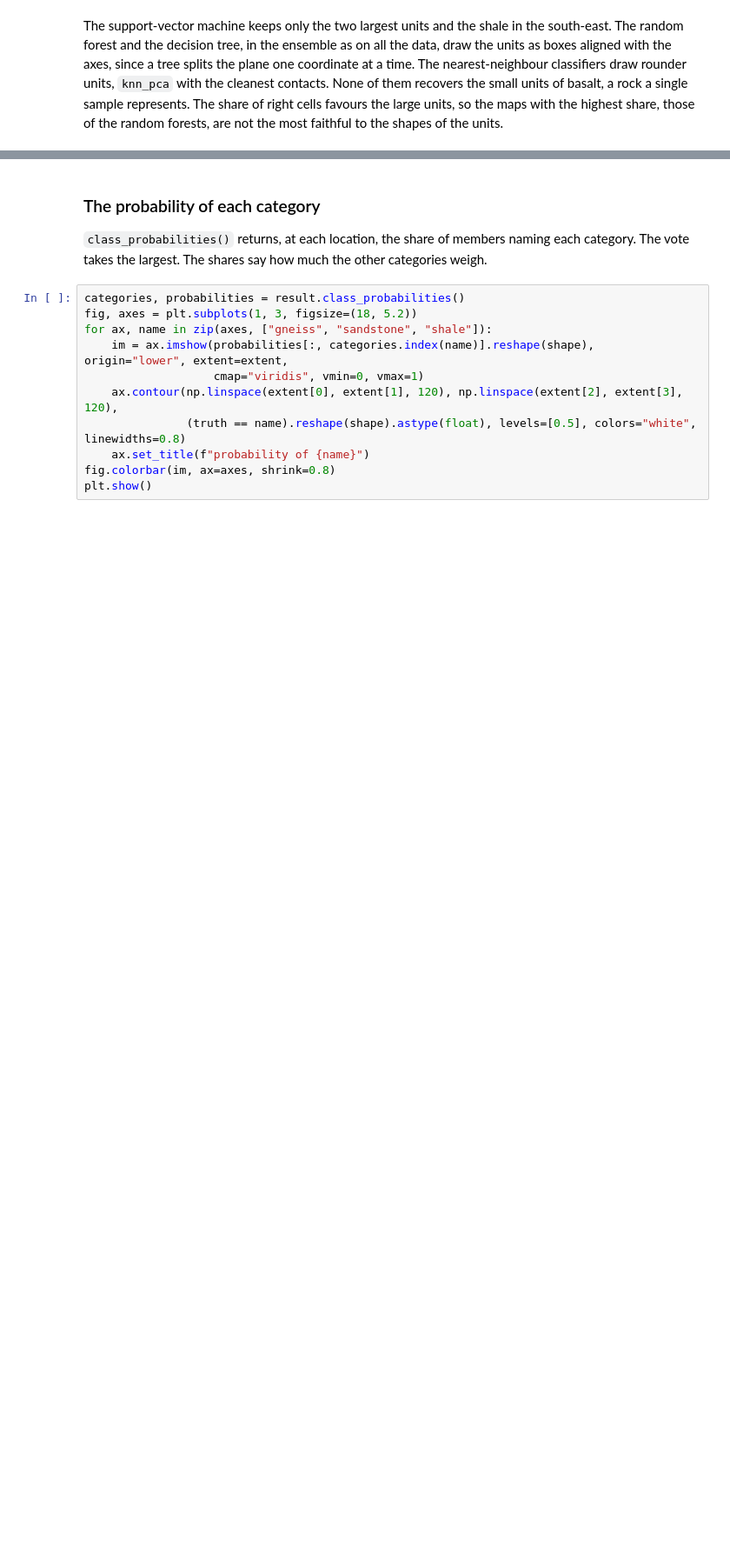
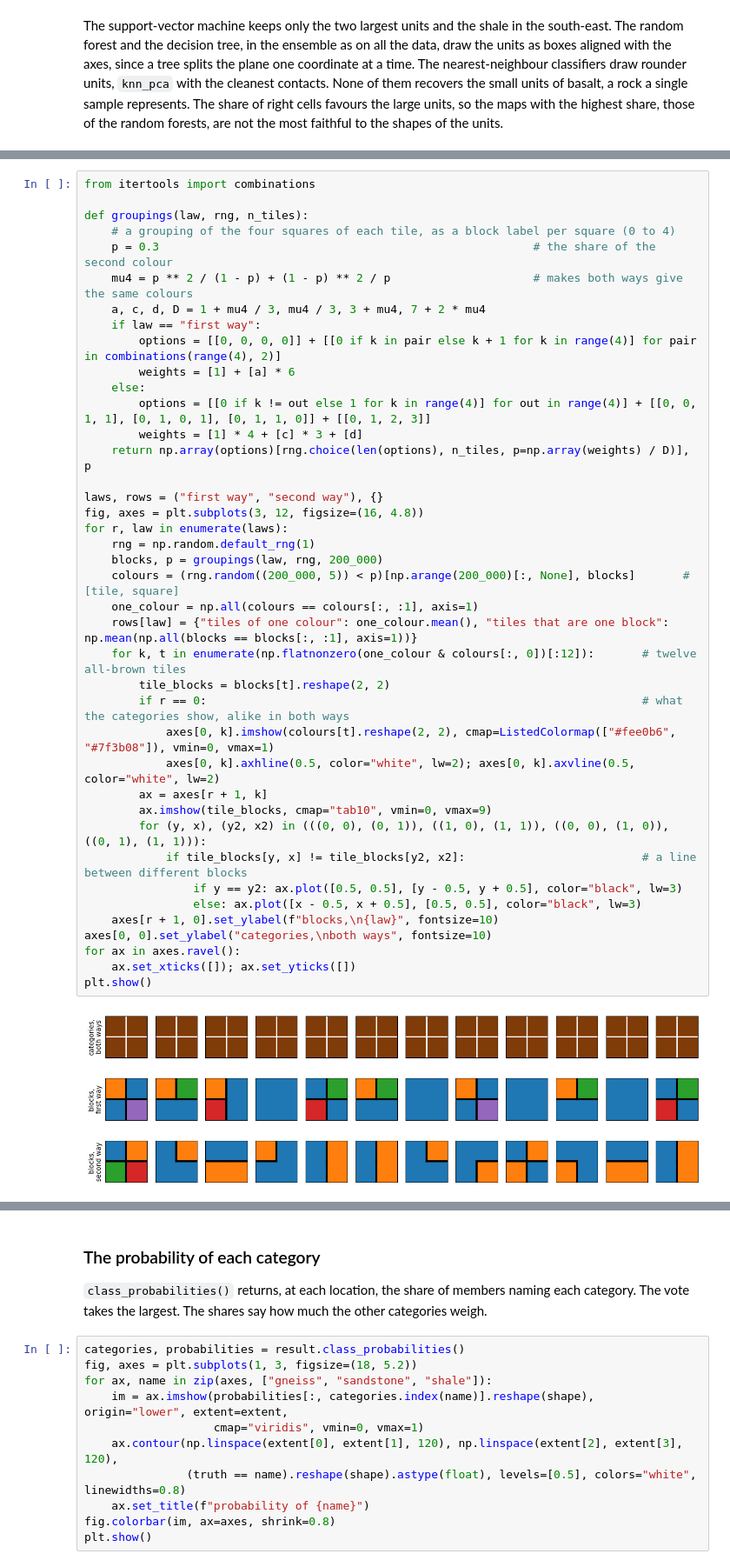
Before and after one commit to alges/spatialize-examples, a Jupyter notebook: examples/08_categorical/20_categories.ipynb, the cells around one changed output, grey strips where cells are left out. Shown at 87% size. Cells and saved outputs as stored; diff of their text form; blank space fills up the shorter version.

Commit message:
Notebook 20: identifiability shown with tiles and exact probabilities; the theory Spatialize rests on, linked, across the notebooks

```diff
--- a/examples/08_categorical/20_categories.ipynb
+++ b/examples/08_categorical/20_categories.ipynb
@@ -283,0 +203,42 @@ disagreement among the members measures that freedom location by location.
+# %%
+from itertools import combinations
+
+def groupings(law, rng, n_tiles):
+    # a grouping of the four squares of each tile, as a block label per square (0 to 4)
+    p = 0.3                                                       # the share of the second colour
+    mu4 = p ** 2 / (1 - p) + (1 - p) ** 2 / p                     # makes both ways give the same colours
+    a, c, d, D = 1 + mu4 / 3, mu4 / 3, 3 + mu4, 7 + 2 * mu4
+    if law == "first way":
+        options = [[0, 0, 0, 0]] + [[0 if k in pair else k + 1 for k in range(4)] for pair in combinations(range(4), 2)]
+        weights = [1] + [a] * 6
+    else:
+        options = [[0 if k != out else 1 for k in range(4)] for out in range(4)] + [[0, 0, 1, 1], [0, 1, 0, 1], [0, 1, 1, 0]] + [[0, 1, 2, 3]]
+        weights = [1] * 4 + [c] * 3 + [d]
+    return np.array(options)[rng.choice(len(options), n_tiles, p=np.array(weights) / D)], p
+
+laws, rows = ("first way", "second way"), {}
+fig, axes = plt.subplots(3, 12, figsize=(16, 4.8))
+for r, law in enumerate(laws):
+    rng = np.random.default_rng(1)
+    blocks, p = groupings(law, rng, 200_000)
+    colours = (rng.random((200_000, 5)) < p)[np.arange(200_000)[:, None], blocks]       # [tile, square]
+    one_colour = np.all(colours == colours[:, :1], axis=1)
+    rows[law] = {"tiles of one colour": one_colour.mean(), "tiles that are one block": np.mean(np.all(blocks == blocks[:, :1], axis=1))}
+    for k, t in enumerate(np.flatnonzero(one_colour & colours[:, 0])[:12]):       # twelve all-brown tiles
+        tile_blocks = blocks[t].reshape(2, 2)
+        if r == 0:                                                                # what the categories show, alike in both ways
+            axes[0, k].imshow(colours[t].reshape(2, 2), cmap=ListedColormap(["#fee0b6", "#7f3b08"]), vmin=0, vmax=1)
+            axes[0, k].axhline(0.5, color="white", lw=2); axes[0, k].axvline(0.5, color="white", lw=2)
+        ax = axes[r + 1, k]
+        ax.imshow(tile_blocks, cmap="tab10", vmin=0, vmax=9)
+        for (y, x), (y2, x2) in (((0, 0), (0, 1)), ((1, 0), (1, 1)), ((0, 0), (1, 0)), ((0, 1), (1, 1))):
+            if tile_blocks[y, x] != tile_blocks[y2, x2]:                          # a line between different blocks
+                if y == y2: ax.plot([0.5, 0.5], [y - 0.5, y + 0.5], color="black", lw=3)
+                else: ax.plot([x - 0.5, x + 0.5], [0.5, 0.5], color="black", lw=3)
+    axes[r + 1, 0].set_ylabel(f"blocks,\n{law}", fontsize=10)
+axes[0, 0].set_ylabel("categories,\nboth ways", fontsize=10)
+for ax in axes.ravel():
+    ax.set_xticks([]); ax.set_yticks([])
+plt.show()
+# %% [output]
+[figure, added]
```
Also changed, not shown: parts of 7 cells of this notebook, 16 other files.
